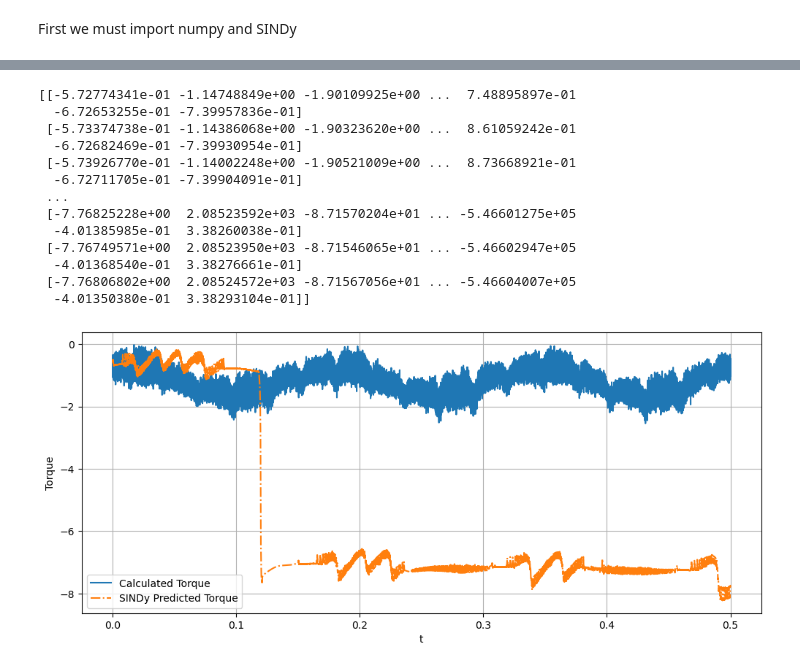
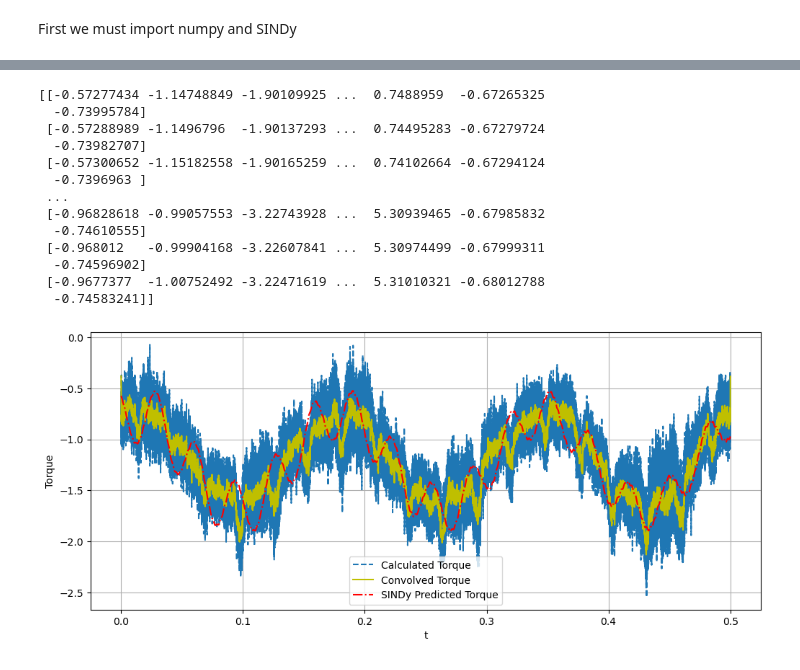
Before and after one commit to skydrive22/ME599_Torque_Estimation, a Jupyter notebook: Python/CodeNotebook.ipynb, the cells around one changed output, grey strips where cells are left out. Drawn from its saved outputs; the diff is of its cells as text; code cells hidden in the pictures.

```diff
--- a/Python/CodeNotebook.ipynb
+++ b/Python/CodeNotebook.ipynb
@@ -12,6 +12,12 @@ from scipy.integrate import odeint, solve_ivp
 
 # Import reduced dataset
 file = '../ReducedTorqueData.csv'
-data = np.loadtxt(file, delimiter=',', skiprows=1)#, max_rows=100000)
-pd.read_csv(file, nrows=3)
+raw_data = np.loadtxt(file, delimiter=',', skiprows=1)
+
+# file = 'FullDataset.csv'
+# raw_data = np.loadtxt(file, delimiter=',', skiprows=500001, nrows=500000)
+
+data = raw_data[0:raw_data.shape[0]:5]
+
+pd.DataFrame(data[:5], columns = ['Time','i_a','i_b','i_c','u_a','u_b','u_c','e'])
 # %% [output]
@@ -54,22 +62,27 @@ X = np.column_stack((T,
                      np.sin(e),
                      np.cos(e)
                      ))
+
+kernel_size = 30
+kernel = np.ones(kernel_size) / kernel_size
+# T_convolved = np.convolve(T, kernel, mode='same')
+X_convolved = np.zeros(X.shape)
+for i in range(X.shape[1]):
+    X_convolved[:,i] = np.convolve(X[:,i], kernel, mode='same')
+
+# pd.DataFrame(X_convolved, columns = ['T','i_d','i_q','u_d','u_q','sin(e)','cos(e)'])
 # %%
 # Instantiate model
 model = SINDy(
-              # feature_library=PolynomialLibrary(degree=1),
-              feature_library=FourierLibrary(n_frequencies=1),
+              feature_library=PolynomialLibrary(degree=1),
+              # feature_library=FourierLibrary(n_frequencies=1),
               # feature_library=WeakPDELibrary(),
               differentiation_method=SmoothedFiniteDifference(),
-              feature_names=['T',
-                             'i_d','i_q',
-                             'u_d','u_q',
-                             'sin(e)','cos(e)'
-                             ]
+              feature_names=['T','i_d','i_q','u_d','u_q','sin(e)','cos(e)']
             )
 
-model.fit(X, t=t)
+model.fit(X_convolved, t=t)
 model.print()
 model.coefficients()
-model.score(X, t=t[1]-t[0])
+model.score(X_convolved, t=t[1]-t[0])
 # %% [output]
@@ -88,16 +101,16 @@ X0 = X[0]
 sim = model.simulate(X0, t=t)               # sim should match X if there was no error
 print(sim)
 # %% [output]
-[[-5.72774341e-01 -1.14748849e+00 -1.90109925e+00 ...  7.48895897e-01
-  -6.72653255e-01 -7.39957836e-01]
- [-5.73374738e-01 -1.14386068e+00 -1.90323620e+00 ...  8.61059242e-01
-  -6.72682469e-01 -7.39930954e-01]
- [-5.73926770e-01 -1.14002248e+00 -1.90521009e+00 ...  8.73668921e-01
-  -6.72711705e-01 -7.39904091e-01]
+[[-0.57277434 -1.14748849 -1.90109925 ...  0.7488959  -0.67265325
+  -0.73995784]
+ [-0.57288989 -1.1496796  -1.90137293 ...  0.74495283 -0.67279724
+  -0.73982707]
+ [-0.57300652 -1.15182558 -1.90165259 ...  0.74102664 -0.67294124
+  -0.7396963 ]
  ...
- [-7.76825228e+00  2.08523592e+03 -8.71570204e+01 ... -5.46601275e+05
-  -4.01385985e-01  3.38260038e-01]
- [-7.76749571e+00  2.08523950e+03 -8.71546065e+01 ... -5.46602947e+05
-  -4.01368540e-01  3.38276661e-01]
- [-7.76806802e+00  2.08524572e+03 -8.71567056e+01 ... -5.46604007e+05
-  -4.01350380e-01  3.38293104e-01]]
+ [-0.96828618 -0.99057553 -3.22743928 ...  5.30939465 -0.67985832
+  -0.74610555]
+ [-0.968012   -0.99904168 -3.22607841 ...  5.30974499 -0.67999311
+  -0.74596902]
+ [-0.9677377  -1.00752492 -3.22471619 ...  5.31010321 -0.68012788
+  -0.74583241]]
@@ -111,13 +117,21 @@ T_SINDy = sim[:,0]
 # %%
+T_SINDy = sim[:,0]
+
 plt.figure(figsize=(12,5))
-plt.plot(t, T, '-', t, T_SINDy, '-.')
+plt.plot(
+        t, T, '--',
+        t, X_convolved[:,0], 'y-',
+        t, T_SINDy, 'r-.')
 plt.xlabel('t')
 plt.ylabel('Torque')
-plt.legend(['Calculated Torque','SINDy Predicted Torque'])
+plt.legend([
+            'Calculated Torque',
+            'Convolved Torque',
+            'SINDy Predicted Torque'])
 plt.grid()
 plt.show()
 # %% [output]
-[figure, old version]
+[figure, new version]
 # %%
 # # Define weak form ODE library
 # # defaults to derivative_order = 0 if not specified,
```
Also changed, not shown: parts of 3 cells of this notebook.
